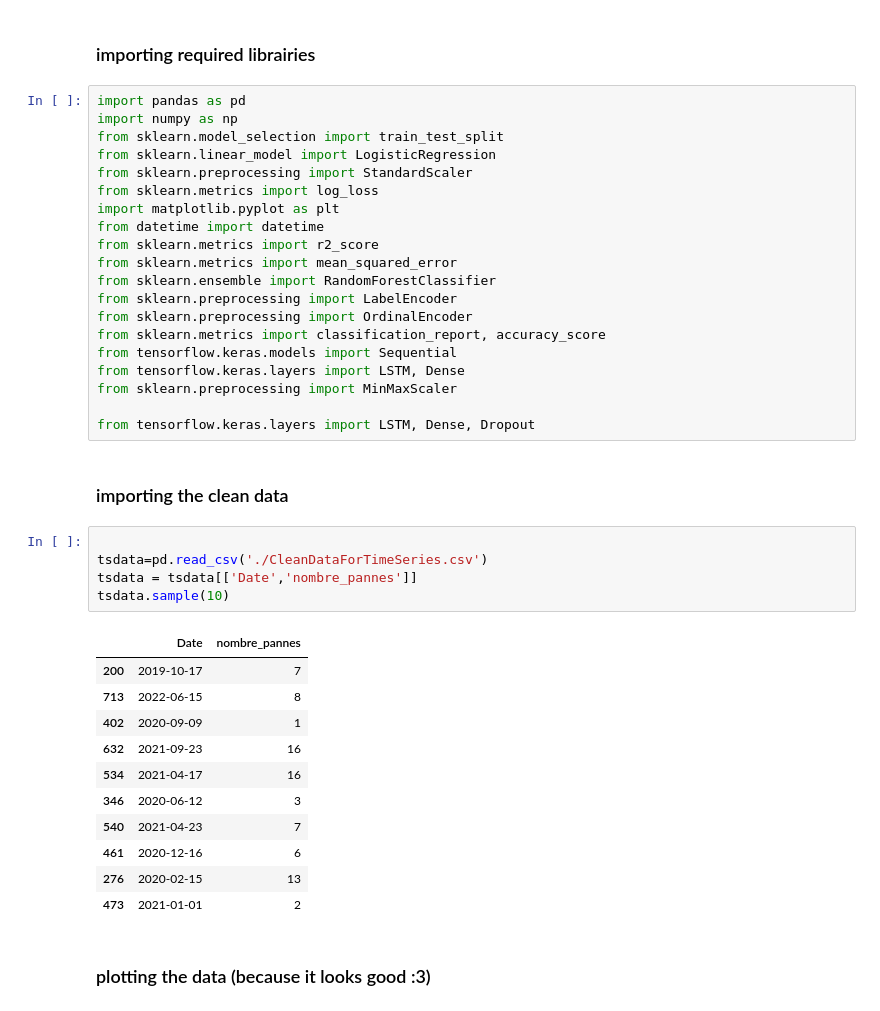
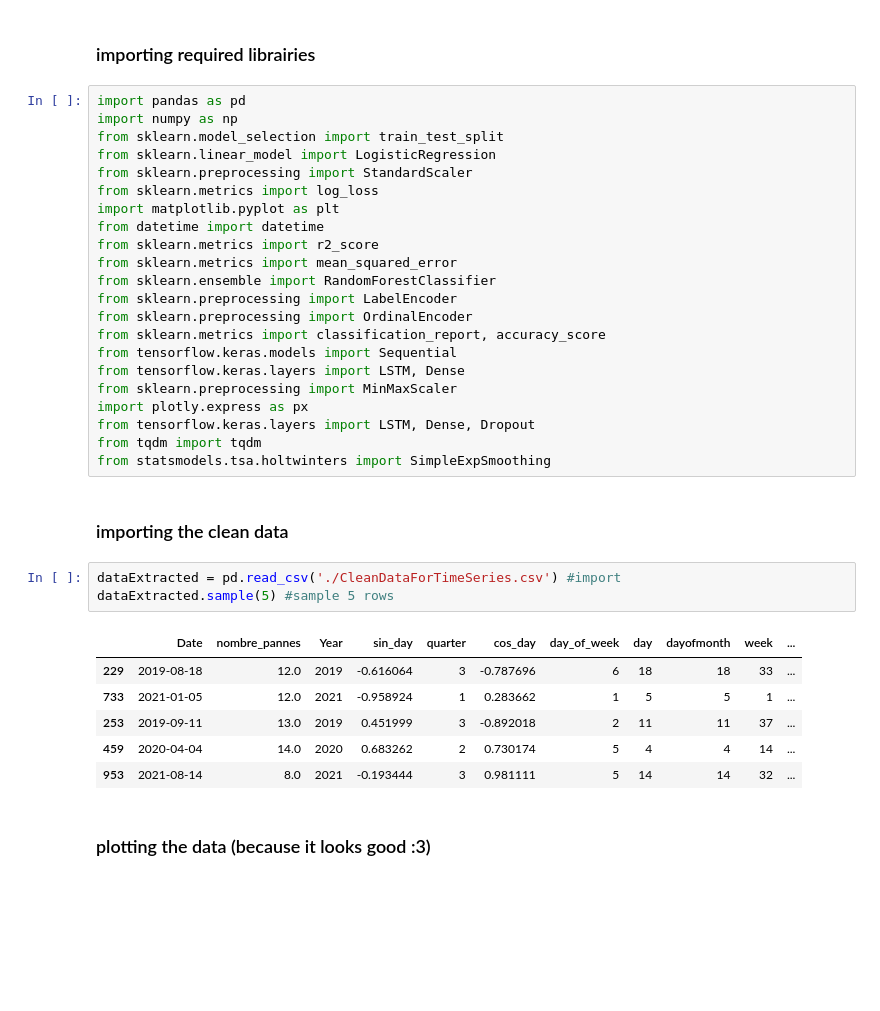
Before and after one commit to rayenamer/PredictiveMaintenance, a Jupyter notebook: TimeSeriesPrediction.ipynb, the cells around one changed output. Drawn from its saved outputs; the diff is of its cells as text; blank space fills up the shorter version.

```diff
--- a/TimeSeriesPrediction.ipynb
+++ b/TimeSeriesPrediction.ipynb
@@ -18,26 +18,21 @@ from sklearn.metrics import classification_report, accuracy_score
 from tensorflow.keras.models import Sequential
 from tensorflow.keras.layers import LSTM, Dense
 from sklearn.preprocessing import MinMaxScaler
-
+import plotly.express as px
 from tensorflow.keras.layers import LSTM, Dense, Dropout
+from tqdm import tqdm
+from statsmodels.tsa.holtwinters import SimpleExpSmoothing
 # %% [markdown]
 ### importing the clean data
-# %%
-
-tsdata=pd.read_csv('./CleanDataForTimeSeries.csv')
-tsdata = tsdata[['Date','nombre_pannes']]
-tsdata.sample(10)
-# %% [output]
-|  | Date | nombre_pannes |
-| 200 | 2019-10-17 | 7 |
-| 713 | 2022-06-15 | 8 |
-| 402 | 2020-09-09 | 1 |
-| 632 | 2021-09-23 | 16 |
-| 534 | 2021-04-17 | 16 |
-| 346 | 2020-06-12 | 3 |
-| 540 | 2021-04-23 | 7 |
-| 461 | 2020-12-16 | 6 |
-| 276 | 2020-02-15 | 13 |
-| 473 | 2021-01-01 | 2 |
+# %%
+dataExtracted = pd.read_csv('./CleanDataForTimeSeries.csv') #import
+dataExtracted.sample(5) #sample 5 rows
+# %% [output]
+|  | Date | nombre_pannes | Year | sin_day | quarter | cos_day | day_of_week | day | dayofmonth | week | ... |
+| 229 | 2019-08-18 | 12.0 | 2019 | -0.616064 | 3 | -0.787696 | 6 | 18 | 18 | 33 | ... |
+| 733 | 2021-01-05 | 12.0 | 2021 | -0.958924 | 1 | 0.283662 | 1 | 5 | 5 | 1 | ... |
+| 253 | 2019-09-11 | 13.0 | 2019 | 0.451999 | 3 | -0.892018 | 2 | 11 | 11 | 37 | ... |
+| 459 | 2020-04-04 | 14.0 | 2020 | 0.683262 | 2 | 0.730174 | 5 | 4 | 4 | 14 | ... |
+| 953 | 2021-08-14 | 8.0 | 2021 | -0.193444 | 3 | 0.981111 | 5 | 14 | 14 | 32 | ... |
 # %% [markdown]
 ### plotting the data (because it looks good :3)
```
Also changed, not shown: parts of 13 cells of this notebook, 1 other file.
